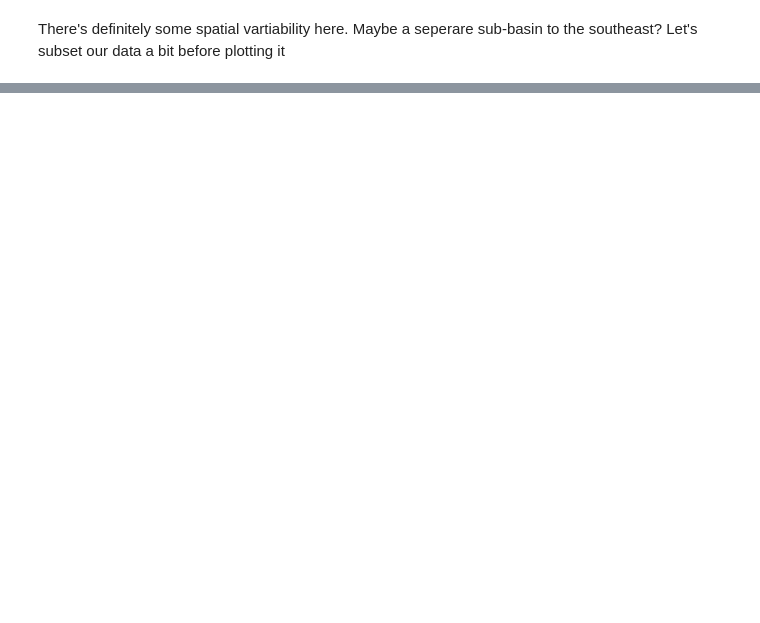
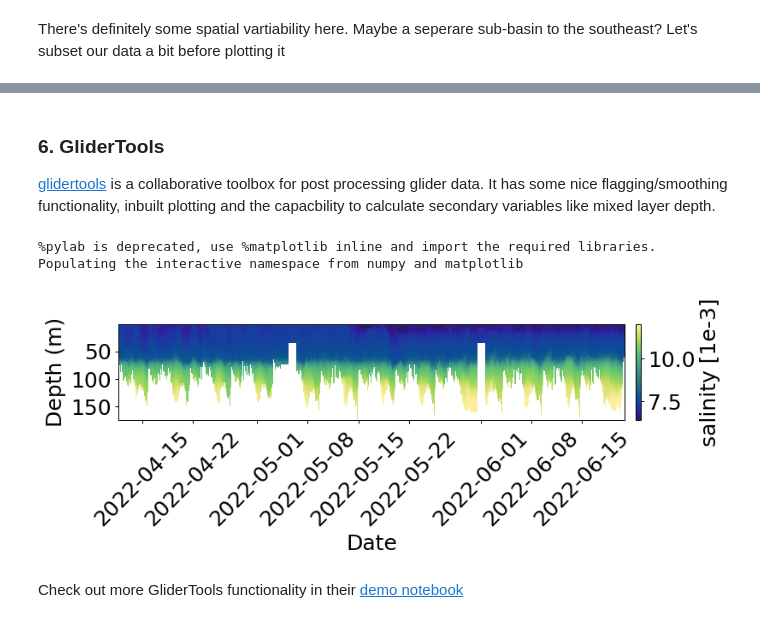
Before and after one commit to MOchiara/download_glider_data, a Jupyter notebook: example_analysis.ipynb, the cells around one changed output, grey strips where cells are left out. Saved outputs shown, nothing was run; the diff lists cells and outputs as text; code cells hidden in the pictures; blank space fills up the shorter version.

```diff
--- a/example_analysis.ipynb
+++ b/example_analysis.ipynb
@@ -179,0 +237,7 @@ plt.grid()
+# %%
+# note, we have to do some dimenstion wrangling to coerce the ncs together in a way that GliderTools will like.
+# This hack should be made redundant with future changes to the data processing chain
+ds_m26 = utils.add_profile_time(ds_delayed["delayed_SEA067_M26"])
+ds_m27 = utils.add_profile_time(ds_delayed["delayed_SEA067_M27"])
+ds_m29 = utils.add_profile_time(ds_delayed["delayed_SEA067_M29"])
+ds_gotland = xr.concat((ds_m26, ds_m27, ds_m29), dim='obs')
@@ -179,0 +257,21 @@ plt.grid()
+# %% [markdown]
+### 6. GliderTools
+
+[glidertools](https://github.com/GliderToolsCommunity/GliderTools) is a collaborative toolbox for post processing glider data. It has some nice flagging/smoothing functionality, inbuilt plotting and the capacbility to calculate secondary variables like mixed layer depth.
+# %%
+import glidertools as gt
+from cmocean import cm as cmo
+%load_ext autoreload
+# pylab for more MATLAB like environment and inline displays plots below cells
+%pylab inline
+plt.rcParams.update({'font.size': 14})
+# %% [output]
+%pylab is deprecated, use %matplotlib inline and import the required libraries.
+Populating the interactive namespace from numpy and matplotlib
+# %%
+gt.plot(ds_gotland.profile_mean_time, ds_gotland.depth, ds_gotland.salinity, cmap=cmo.haline, robust=True)
+show()
+# %% [output]
+[figure, added]
+# %% [markdown]
+Check out more GliderTools functionality in their [demo notebook](https://github.com/GliderToolsCommunity/GliderTools/blob/master/notebooks/Demo_GT.ipynb)
```
Also changed, not shown: parts of 17 cells of this notebook, 2 other files.
